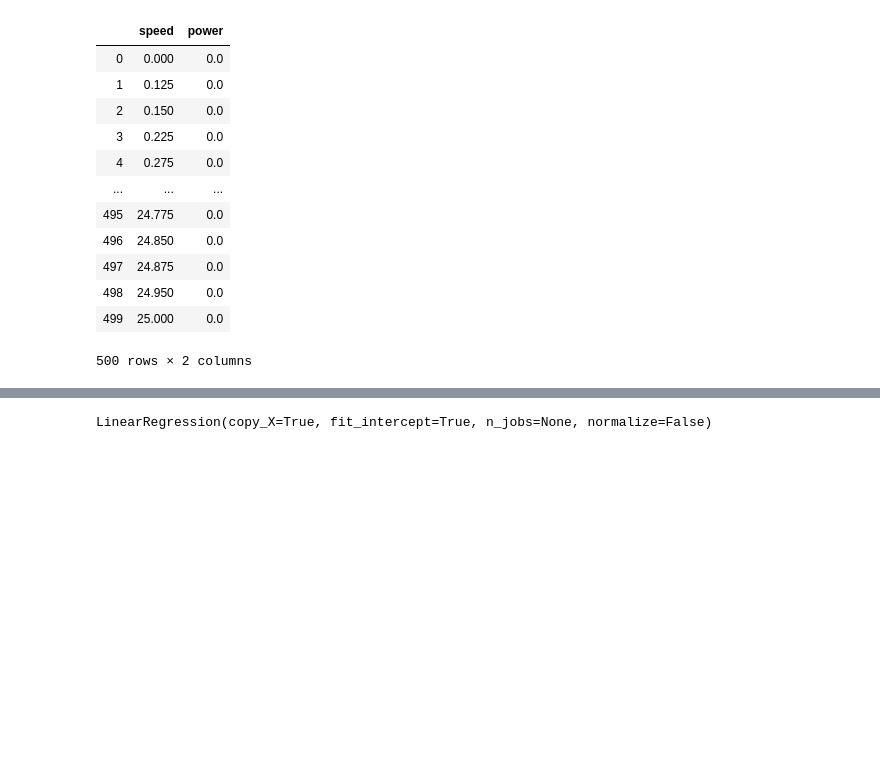
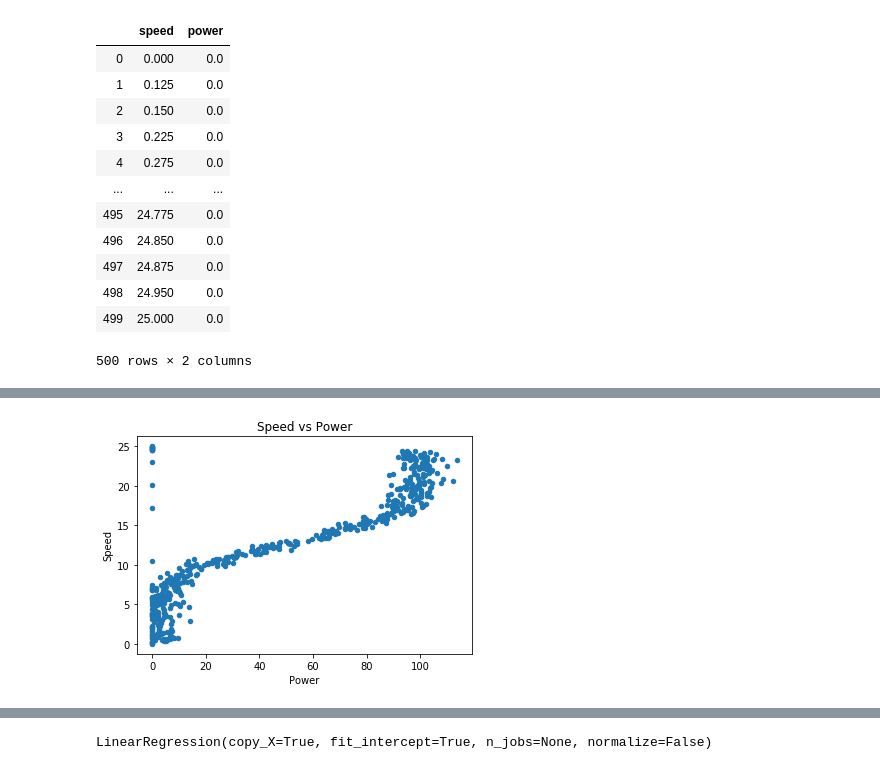
Before and after one commit to Willie2511/Data_Analysis_Project, a Jupyter notebook: Data_Project.ipynb, the cells around one changed output, grey strips where cells are left out. Cells and saved outputs as stored; diff of their text form; code cells hidden in the pictures; blank space fills up the shorter version.

```diff
--- a/Data_Project.ipynb
+++ b/Data_Project.ipynb
@@ -26,0 +75,9 @@ df
+# %%
+# plot power vs speed, axis reversed
+df.plot(kind='scatter',x='power', y='speed', style='o')
+plt.title('Speed vs Power')
+plt.xlabel('Power')
+plt.ylabel('Speed')
+plt.show();
+# %% [output]
+[figure, added]
```
Also changed, not shown: parts of 29 cells of this notebook.
